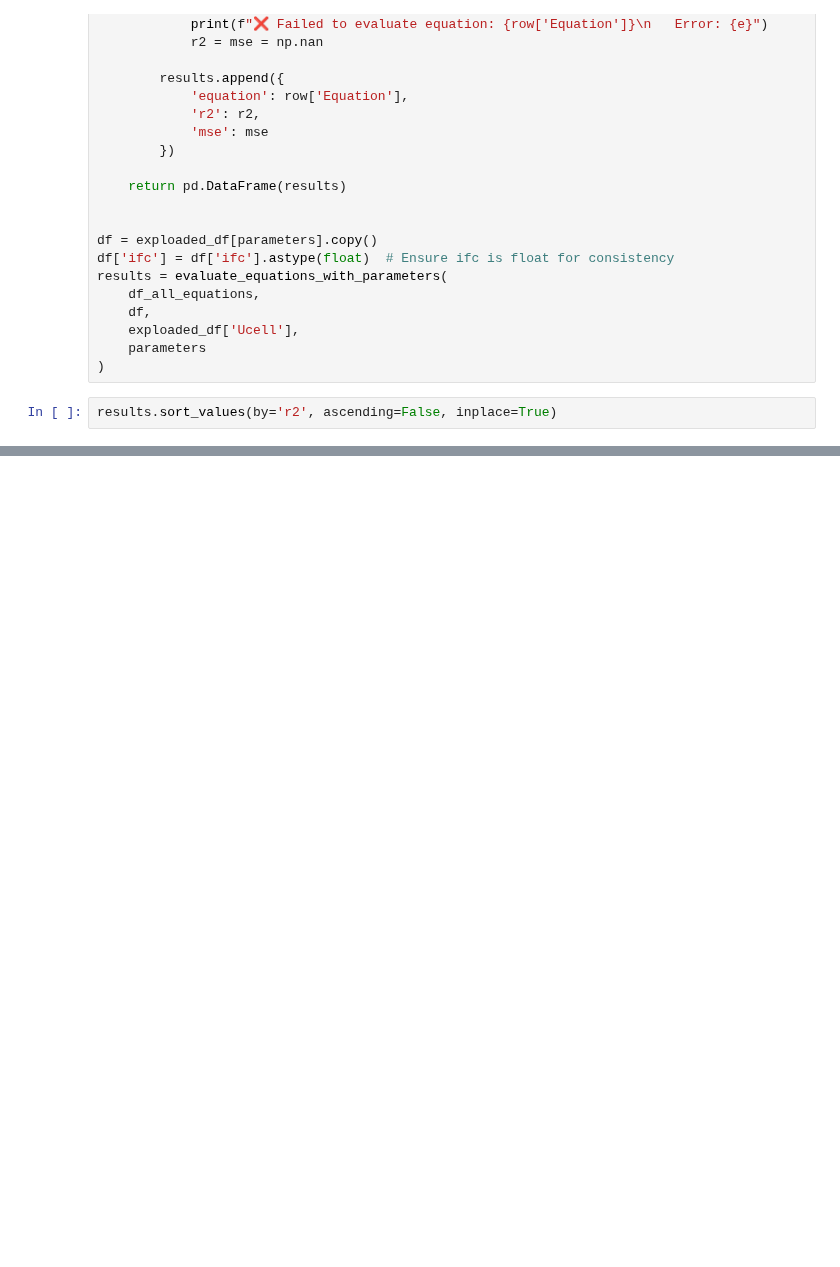
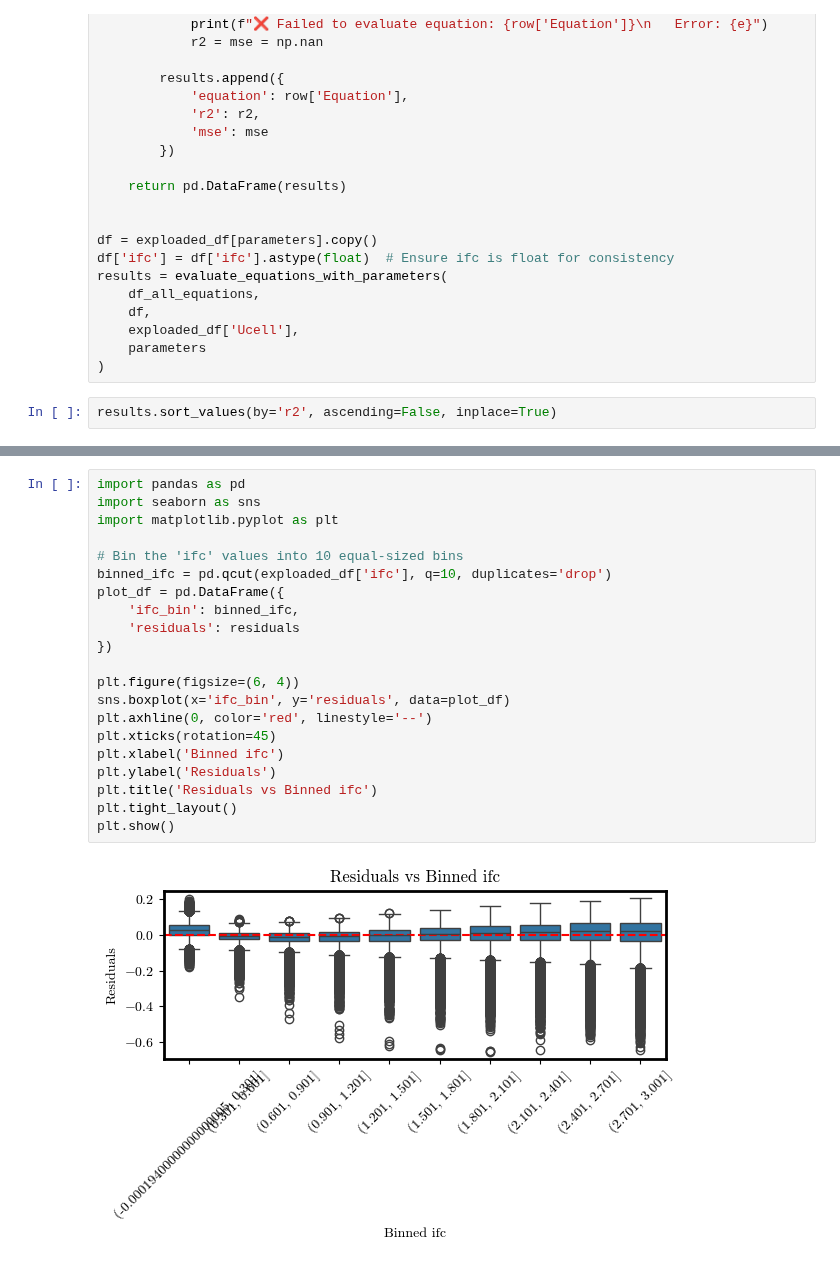
Before and after one commit to DejvisT/Sensitivity-Analysis-and-Surrogate-Modeling-of-PEM-Fuel-Cells, a Jupyter notebook: notebooks/14_SR_results.ipynb, the cells around one changed output, grey strips where cells are left out. Saved outputs shown, nothing was run; the diff lists cells and outputs as text; blank space fills up the shorter version.

```diff
--- a/notebooks/14_SR_results.ipynb
+++ b/notebooks/14_SR_results.ipynb
@@ -237,0 +332,23 @@ $\displaystyle \text{Equation: } 0.71649367 \\ \text{R}^2 = -0.0000, \quad \text
+# %%
+import pandas as pd
+import seaborn as sns
+import matplotlib.pyplot as plt
+
+# Bin the 'ifc' values into 10 equal-sized bins
+binned_ifc = pd.qcut(exploaded_df['ifc'], q=10, duplicates='drop')
+plot_df = pd.DataFrame({
+    'ifc_bin': binned_ifc,
+    'residuals': residuals
+})
+
+plt.figure(figsize=(6, 4))
+sns.boxplot(x='ifc_bin', y='residuals', data=plot_df)
+plt.axhline(0, color='red', linestyle='--')
+plt.xticks(rotation=45)
+plt.xlabel('Binned ifc')
+plt.ylabel('Residuals')
+plt.title('Residuals vs Binned ifc')
+plt.tight_layout()
+plt.show()
+# %% [output]
+[figure, added]
```
Also changed, not shown: parts of 13 cells of this notebook, 2 other files.
